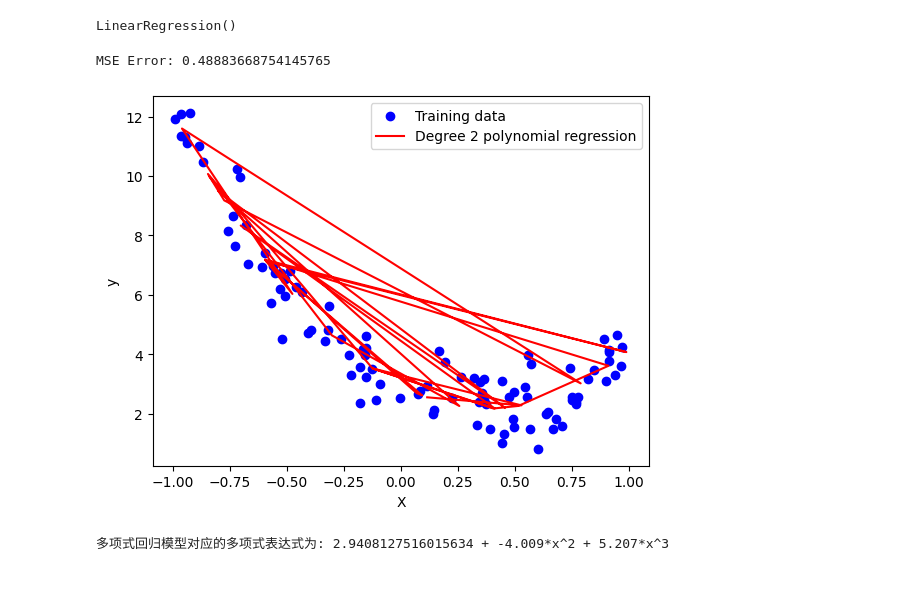
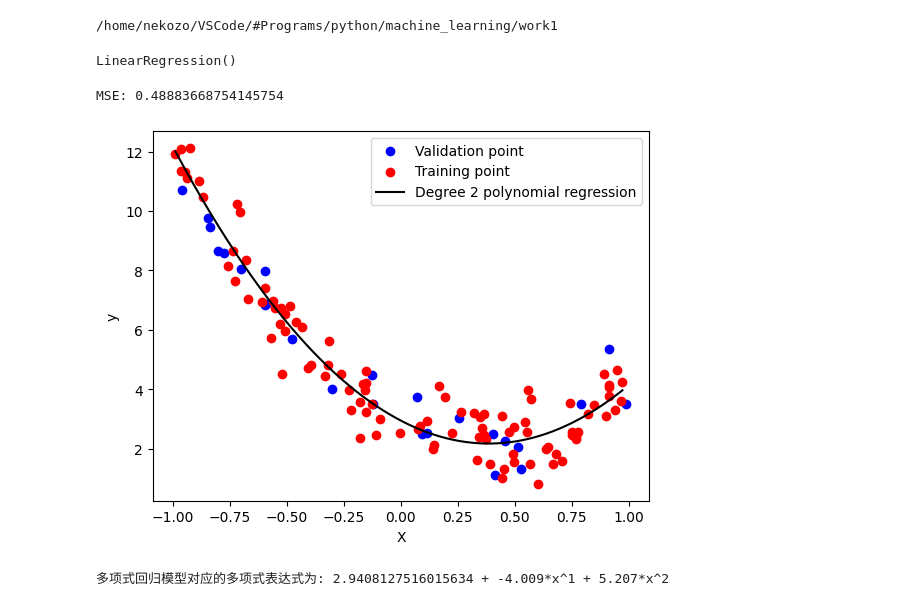
Before and after one commit to Xiangyu-Yao/hmwk-ml, a Jupyter notebook: work1/regression.ipynb, the cells around one changed output. Drawn from its saved outputs; the diff is of its cells as text; code cells hidden in the pictures.

```diff
--- a/work1/regression.ipynb
+++ b/work1/regression.ipynb
@@ -2,20 +2,24 @@
 # 数据提取与预处理
 import pandas as pd
 import numpy as np
+import os
 
-trn_path = "/home/nekozo/vscode/#programs/machine_learning/work1/data/Data/poly_reg/train_dataset.csv"
-val_path = "/home/nekozo/vscode/#programs/machine_learning/work1/data/Data/poly_reg/test_dataset.csv"
+print(os.getcwd())
+trn_path = "data/Data/poly_reg/train_dataset.csv"
+val_path = "data/Data/poly_reg/test_dataset.csv"
 # 训练集数据处理
 df_trn = pd.read_csv(trn_path, header=0)
-x_trn = df_trn['x'].values.reshape(-1, 1)
-y_trn = df_trn['y'].values
+x_trn = np.array(df_trn['x'].values).reshape(-1, 1)
+y_trn = np.array(df_trn['y'].values)
 
 # 验证集数据处理，与训练集处理方式保持一致
 df_val = pd.read_csv(val_path, header=0)
-x_val = df_val['x'].values.reshape(-1, 1)
-y_val = df_val['y'].values
+x_val = np.array(df_val['x'].values).reshape(-1, 1)
+y_val = np.array(df_val['y'].values)
 
 # print(x_trn)
+# %% [output]
+/home/nekozo/VSCode/#Programs/python/machine_learning/work1
 # %%
 from sklearn.preprocessing import PolynomialFeatures
 
@@ -40,20 +44,27 @@ from sklearn.metrics import mean_squared_error
 
 y_pred = model.predict(x_val_poly)
 mse = mean_squared_error(y_val, y_pred)
-print(f"MSE Error: {mse}")
+print(f"MSE: {mse}")
 # %% [output]
-MSE Error: 0.48883668754145765
+MSE: 0.48883668754145754
 # %%
 import matplotlib.pyplot as plt
 
-plt.scatter(x_trn, y_trn, color='blue', label='Training data')
-plt.plot(x_val, y_pred, color='red', label=f'Degree {degree} polynomial regression')
+x_range = np.linspace(x_trn.min(), x_trn.max(), 500).reshape(-1, 1)
+x_range_poly = poly.transform(x_range)
+y_range_pred = model.predict(x_range_poly)
+
+plt.scatter(x_val, y_val, color='blue', label='Validation point')
+plt.scatter(x_trn, y_trn, color='red', label='Training point')
+# plt.plot(x_val, y_pred, color='orange')
+plt.plot(x_range, y_range_pred, color='black', label=f'Degree {degree} polynomial regression')
+
 plt.xlabel('X')
 plt.ylabel('y')
 plt.legend()
 plt.show()
 # %% [output]
-[figure, old version]
+[figure, new version]
 # %%
 # 获取模型的系数
 coefficients = model.coef_
@@ -62,10 +73,10 @@ intercept = model.intercept_
 # 构造多项式表达式字符串
 polynomial_expression = f"{intercept}"  # 截距项
 
-for i, coef in enumerate(coefficients, start=1):
+for i, coef in enumerate(coefficients, start=0):
     term = f"{coef:.3f}*x^{i}" if coef != 0 else ''  # 去除系数为0的项
     polynomial_expression += (' + ' + term if term else '')
 
 print(f"多项式回归模型对应的多项式表达式为: {polynomial_expression}")
 # %% [output]
-多项式回归模型对应的多项式表达式为: 2.9408127516015634 + -4.009*x^2 + 5.207*x^3
+多项式回归模型对应的多项式表达式为: 2.9408127516015634 + -4.009*x^1 + 5.207*x^2
```
Also changed, not shown: 1 other file.
